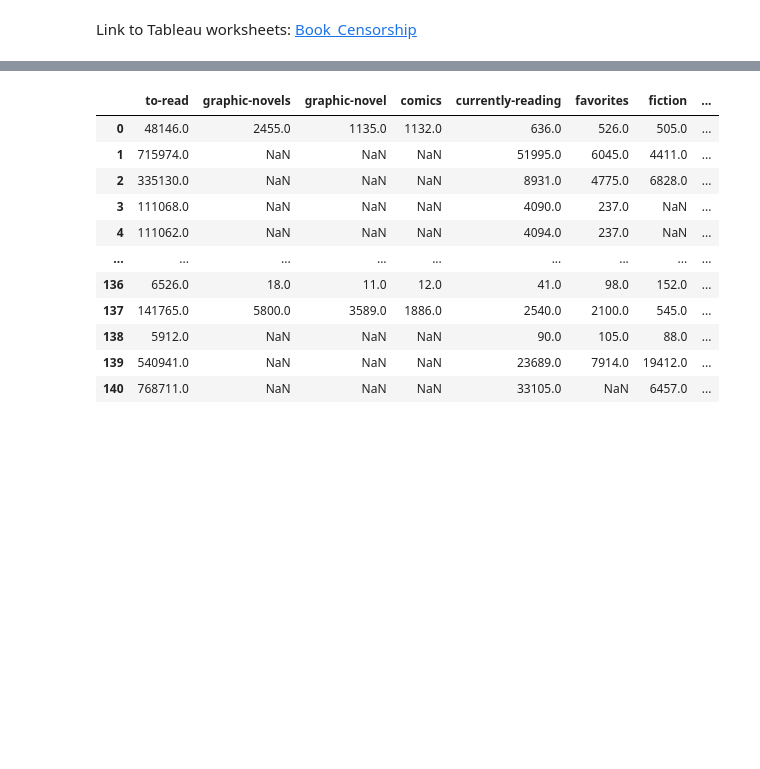
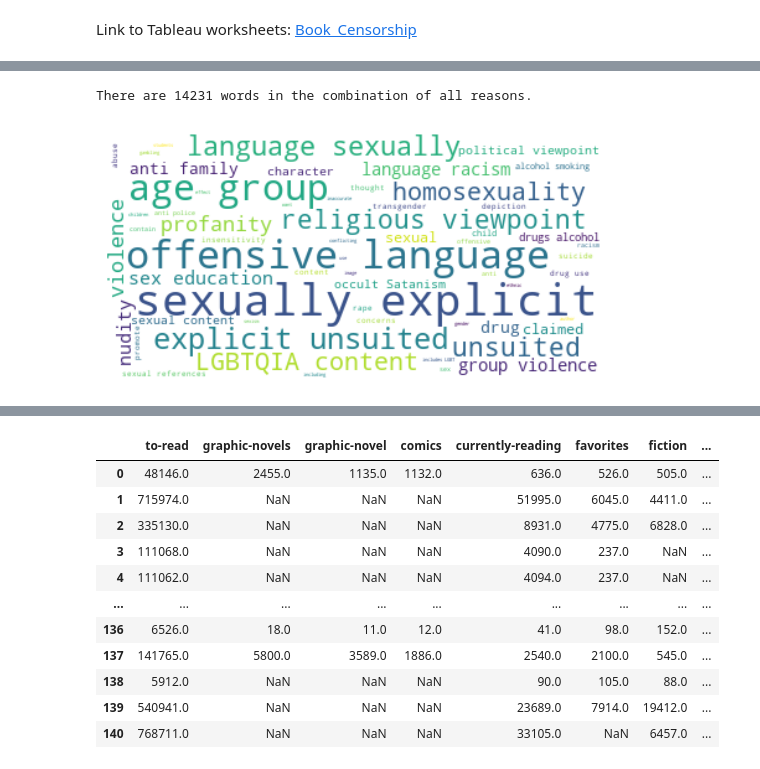
Before and after one commit to grrlofhighart/book_censorship, a Jupyter notebook: Analysis.ipynb, the cells around one changed output, grey strips where cells are left out. Cells and saved outputs as stored; diff of their text form; code cells hidden in the pictures; blank space fills up the shorter version.

```diff
--- a/Analysis.ipynb
+++ b/Analysis.ipynb
@@ -35,0 +58,3 @@ df.head()
+# %%
+# Import table saved from sql database as dataframe
+df = pd.read_json(r'json_tables\ala_top_10_archive_clean.json')
@@ -35,0 +101,21 @@ df.head()
+# %%
+# Combine text in reasons column
+# Print total # of words
+text = " ".join(reason for reason in df.reasons)
+print ("There are {} words in the combination of all reasons.".format(len(text)))
+# %% [output]
+There are 14231 words in the combination of all reasons.
+# %%
+# Create a stopword list to keep common word out of wordcloud
+stopwords = set(STOPWORDS)
+stopwords.update(["to", "be", "of", "and", "a", "for", "it", "is", "was", "additional", "reasons"])
+
+# Generate a word cloud image
+wordcloud = WordCloud(stopwords=stopwords, background_color="white").generate(text)
+
+# Display the generated image
+plt.imshow(wordcloud, interpolation='bilinear')
+plt.axis("off")
+plt.show()
+# %% [output]
+[figure, added]
```
Also changed, not shown: parts of 15 cells of this notebook.
